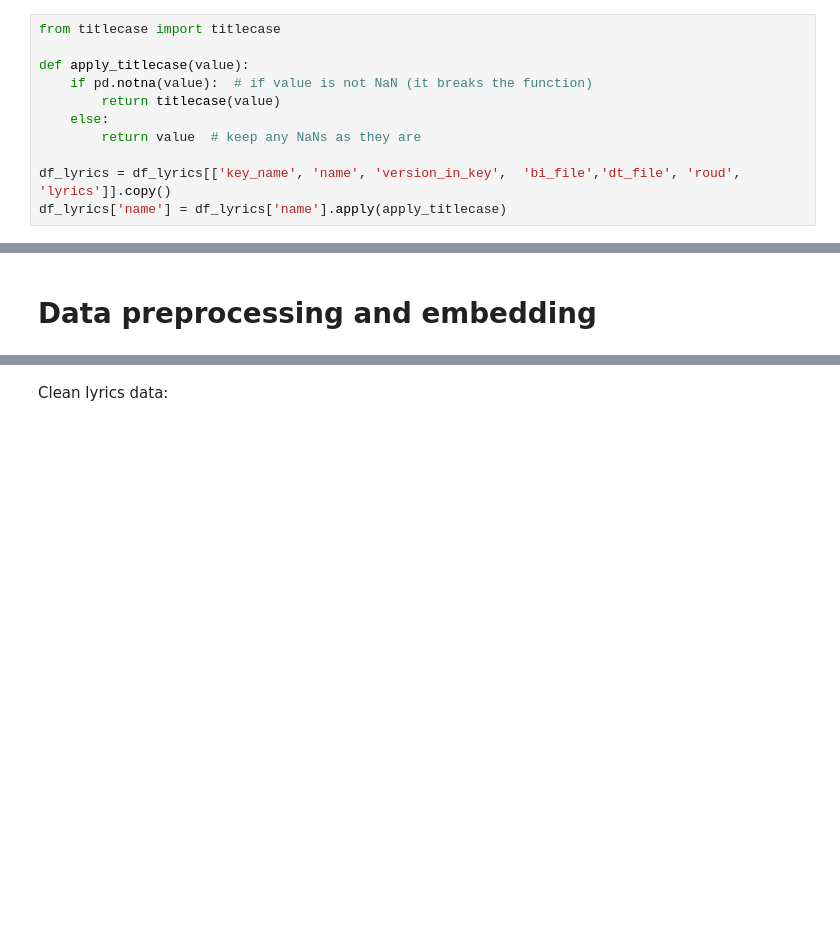
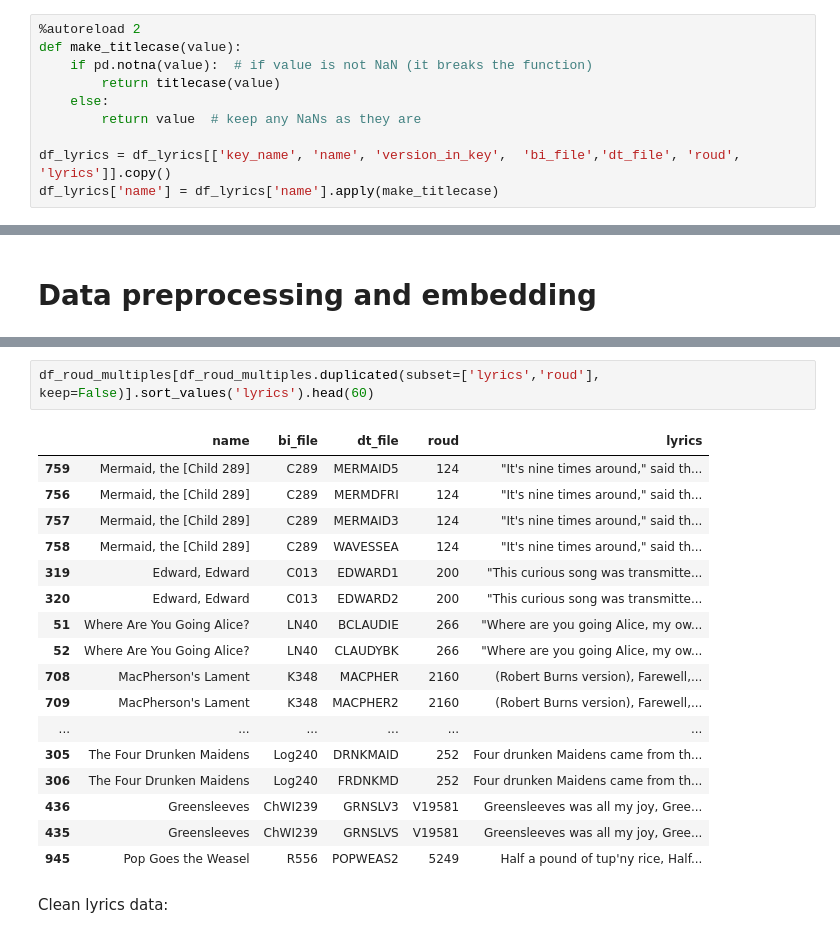
Before and after one commit to sian0x0/Roud-Song-Clusters, a Jupyter notebook: Roud-Clusters.ipynb, the cells around one changed output, grey strips where cells are left out. Saved outputs shown, nothing was run; the diff lists cells and outputs as text; blank space fills up the shorter version.

```diff
--- a/Roud-Clusters.ipynb
+++ b/Roud-Clusters.ipynb
@@ -939,14 +970,13 @@ Unify name case:
 # %%
-from titlecase import titlecase
-
-def apply_titlecase(value):
+%autoreload 2
+def make_titlecase(value):
     if pd.notna(value):  # if value is not NaN (it breaks the function)
         return titlecase(value)
     else:
         return value  # keep any NaNs as they are
 
 df_lyrics = df_lyrics[['key_name', 'name', 'version_in_key',  'bi_file','dt_file', 'roud', 'lyrics']].copy()
-df_lyrics['name'] = df_lyrics['name'].apply(apply_titlecase)
+df_lyrics['name'] = df_lyrics['name'].apply(make_titlecase)
 # %%
 df_lyrics
 # %% [output]
@@ -1106,3 +1133,23 @@ df_roud_multiples = df_roud_multiples[['name', 'bi_file', 'dt_file', 'roud', 'ly
+# %%
+df_roud_multiples[df_roud_multiples.duplicated(subset=['lyrics','roud'], keep=False)].sort_values('lyrics').head(60)
+# %% [output]
+|  | name | bi_file | dt_file | roud | lyrics |
+| 759 | Mermaid, the [Child 289] | C289 | MERMAID5 | 124 | "It's nine times around," said th... |
+| 756 | Mermaid, the [Child 289] | C289 | MERMDFRI | 124 | "It's nine times around," said th... |
+| 757 | Mermaid, the [Child 289] | C289 | MERMAID3 | 124 | "It's nine times around," said th... |
+| 758 | Mermaid, the [Child 289] | C289 | WAVESSEA | 124 | "It's nine times around," said th... |
+| 319 | Edward, Edward | C013 | EDWARD1 | 200 | "This curious song was transmitte... |
+| 320 | Edward, Edward | C013 | EDWARD2 | 200 | "This curious song was transmitte... |
+| 51 | Where Are You Going Alice? | LN40 | BCLAUDIE | 266 | "Where are you going Alice, my ow... |
+| 52 | Where Are You Going Alice? | LN40 | CLAUDYBK | 266 | "Where are you going Alice, my ow... |
+| 708 | MacPherson's Lament | K348 | MACPHER | 2160 | (Robert Burns version), Farewell,... |
+| 709 | MacPherson's Lament | K348 | MACPHER2 | 2160 | (Robert Burns version), Farewell,... |
+| ... | ... | ... | ... | ... | ... |
+| 305 | The Four Drunken Maidens | Log240 | DRNKMAID | 252 | Four drunken Maidens came from th... |
+| 306 | The Four Drunken Maidens | Log240 | FRDNKMD | 252 | Four drunken Maidens came from th... |
+| 436 | Greensleeves | ChWI239 | GRNSLV3 | V19581 | Greensleeves was all my joy, Gree... |
+| 435 | Greensleeves | ChWI239 | GRNSLVS | V19581 | Greensleeves was all my joy, Gree... |
+| 945 | Pop Goes the Weasel | R556 | POPWEAS2 | 5249 | Half a pound of tup'ny rice, Half... |
 # %% [markdown]
 Clean lyrics data:
 # %%
```
Also changed, not shown: parts of 12 cells of this notebook, 1 other file.
